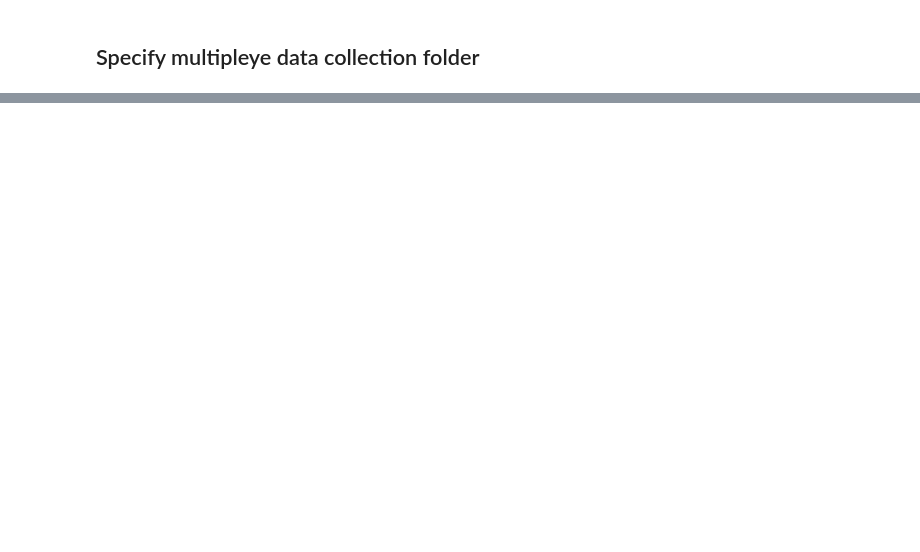
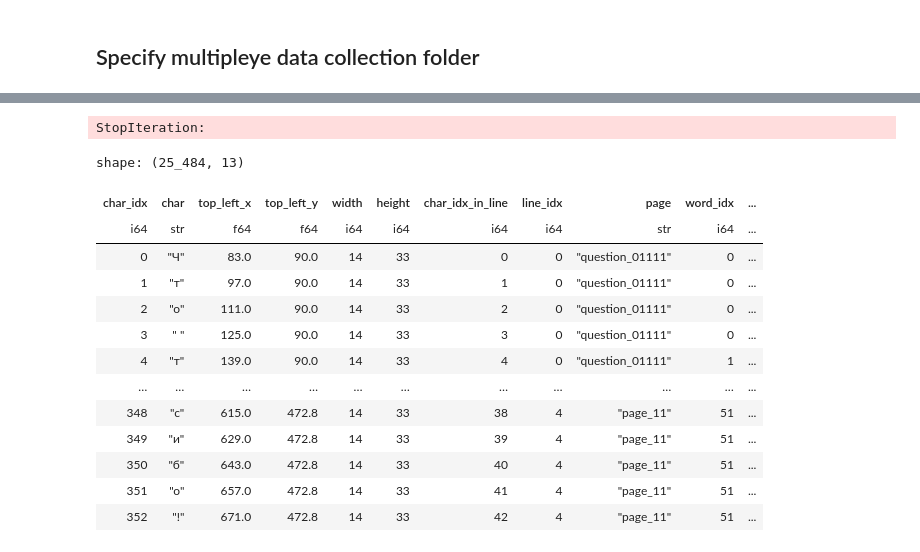
Before and after one commit to MultiplEYE-COST/multipleye-preprocessing, a Jupyter notebook: quality-report/multipleye_pEYEpline.ipynb, the cells around one changed output, grey strips where cells are left out. Cells and saved outputs as stored; diff of their text form; code cells hidden in the pictures; blank space fills up the shorter version.

```diff
--- a/quality-report/multipleye_pEYEpline.ipynb
+++ b/quality-report/multipleye_pEYEpline.ipynb
@@ -5,9 +6,8 @@ import logging
 # %% [markdown]
 ## Specify multipleye data collection folder
 # %%
-
 logging.basicConfig(level=logging.INFO)
-data_collection_folder = 'MultiplEYE_EN_US_NewYork_1_2025'
+data_collection_folder = 'MultiplEYE_RU_RU_NewYork_1_2025'
 # %%
 this_repo = Path().resolve().parent
 data_folder_path = this_repo / "data" / data_collection_folder
@@ -22,0 +22,2 @@ ASC file already exists for 003_EN_US_1_ET1.
+# %%
+multipleye.load_logfiles("005_RU_RU_1_ET1")
@@ -24,0 +76,21 @@ multipleye.create_gaze_frame("002_EN_US_1_ET1")
+# %%
+print(next(tem))
+# %% [output]
+StopIteration:
+# %%
+multipleye.sessions["005_RU_RU_1_ET1"]["session_stimuli"][0].text_stimulus.aois
+# %% [output]
+shape: (25_484, 13)
+| char_idx | char | top_left_x | top_left_y | width | height | char_idx_in_line | line_idx | page | word_idx | ... |
+| i64 | str | f64 | f64 | i64 | i64 | i64 | i64 | str | i64 | ... |
+| 0 | "Ч" | 83.0 | 90.0 | 14 | 33 | 0 | 0 | "question_01111" | 0 | ... |
+| 1 | "т" | 97.0 | 90.0 | 14 | 33 | 1 | 0 | "question_01111" | 0 | ... |
+| 2 | "о" | 111.0 | 90.0 | 14 | 33 | 2 | 0 | "question_01111" | 0 | ... |
+| 3 | " " | 125.0 | 90.0 | 14 | 33 | 3 | 0 | "question_01111" | 0 | ... |
+| 4 | "т" | 139.0 | 90.0 | 14 | 33 | 4 | 0 | "question_01111" | 1 | ... |
+| … | … | … | … | … | … | … | … | … | … | ... |
+| 348 | "с" | 615.0 | 472.8 | 14 | 33 | 38 | 4 | "page_11" | 51 | ... |
+| 349 | "и" | 629.0 | 472.8 | 14 | 33 | 39 | 4 | "page_11" | 51 | ... |
+| 350 | "б" | 643.0 | 472.8 | 14 | 33 | 40 | 4 | "page_11" | 51 | ... |
+| 351 | "о" | 657.0 | 472.8 | 14 | 33 | 41 | 4 | "page_11" | 51 | ... |
+| 352 | "!" | 671.0 | 472.8 | 14 | 33 | 42 | 4 | "page_11" | 51 | ... |
```
Also changed, not shown: parts of 21 cells of this notebook, 10 other files.
